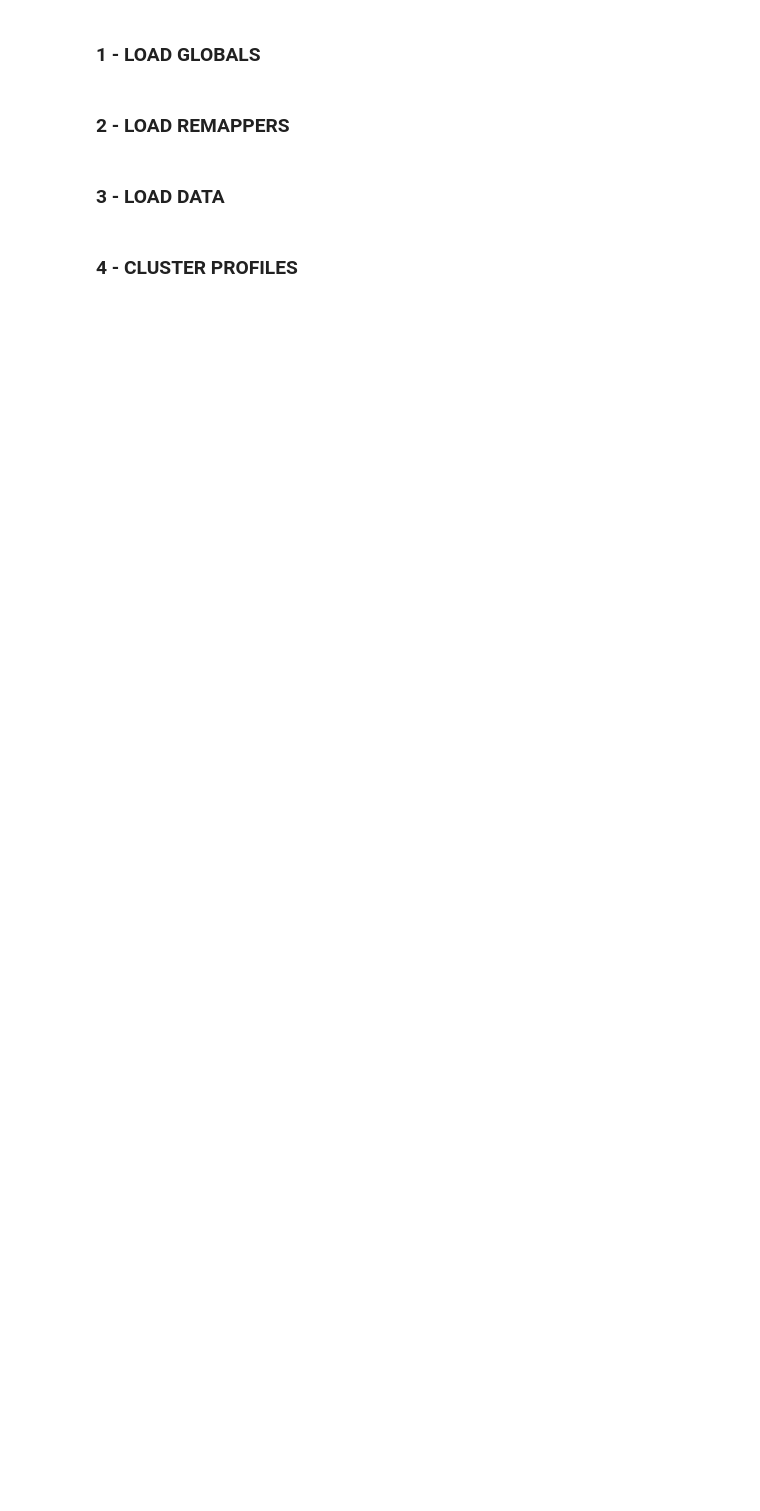
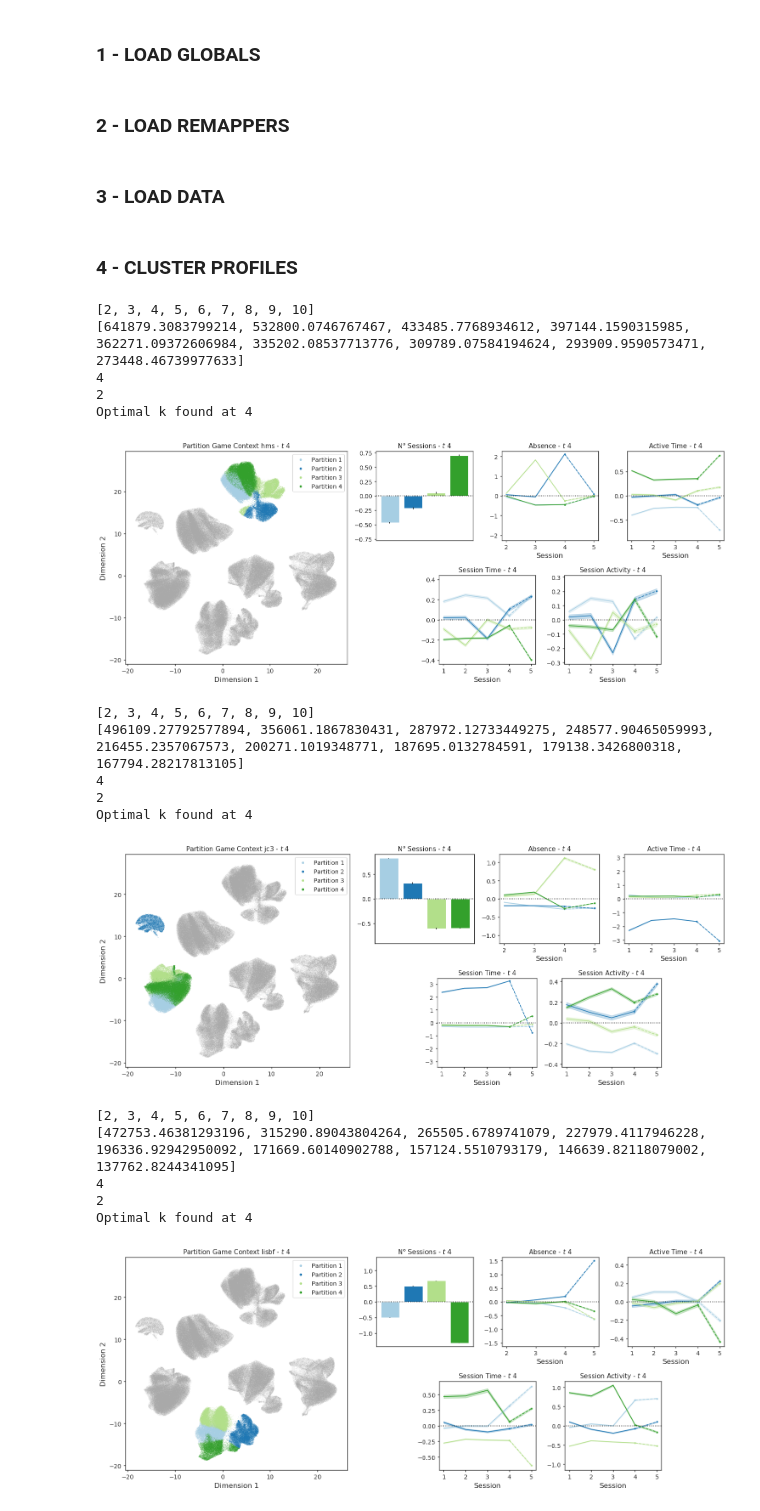
Before and after one commit to vb690/approx_incentive_salience, a Jupyter notebook: cluster_analysis.ipynb, the cells around one changed output. Cells and saved outputs as stored; diff of their text form; code cells hidden in the pictures; blank space fills up the shorter version.

```diff
--- a/cluster_analysis.ipynb
+++ b/cluster_analysis.ipynb
@@ -285,31 +339,50 @@ for snapshot in [3]:
                         yerr=1.96*context_partition_sem[-1]
                     )
 
             yabs_max = abs(max(ax_metric.get_ylim(), key=abs))
             ax_metric.set_ylim(ymin=-yabs_max, ymax=yabs_max)
             ax_metric.axhline(
                 0,
                 c='k',
                 linestyle=':'
             )
 
             metric_name = INPUTS_RMP[target_name]
             ax_metric.set_title(f'{metric_name} - $t$ {snapshot+1}')
             if index == 0:
                 ax_metric.set_xticks([])
             else:
                 ax_metric.set_xlabel('Session')
 
             index +=1
 
         ax_context.set_title(f'Partition Game Context {context_name} - $t$ {snapshot+1}')
         ax_context.set_xlabel('Dimension 1')
         ax_context.set_ylabel('Dimension 2')
         ax_context.legend(markerscale=8)
         plt.tight_layout()
         plt.savefig(
             f'results\\figures\\clusterer\\clusterer_profiles\\{CONTEXT_RMP[context]}_{snapshot+1}.png',
-            dpi=500,
+            dpi=100,
             bbox_inches='tight'
         )
         plt.show()
+# %% [output]
+[2, 3, 4, 5, 6, 7, 8, 9, 10]
+[641879.3083799214, 532800.0746767467, 433485.7768934612, 397144.1590315985, 362271.09372606984, 335202.08537713776, 309789.07584194624, 293909.9590573471, 273448.46739977633]
+4
+2
+Optimal k found at 4
+[figure, added]
+[2, 3, 4, 5, 6, 7, 8, 9, 10]
+[496109.27792577894, 356061.1867830431, 287972.12733449275, 248577.90465059993, 216455.2357067573, 200271.1019348771, 187695.0132784591, 179138.3426800318, 167794.28217813105]
+4
+2
+Optimal k found at 4
+[figure, added]
+[2, 3, 4, 5, 6, 7, 8, 9, 10]
+[472753.46381293196, 315290.89043804264, 265505.6789741079, 227979.4117946228, 196336.92942950092, 171669.60140902788, 157124.5510793179, 146639.82118079002, 137762.8244341095]
+4
+2
+Optimal k found at 4
+[figure, added]
```
Also changed, not shown: parts of 8 cells of this notebook, 7 other files.
